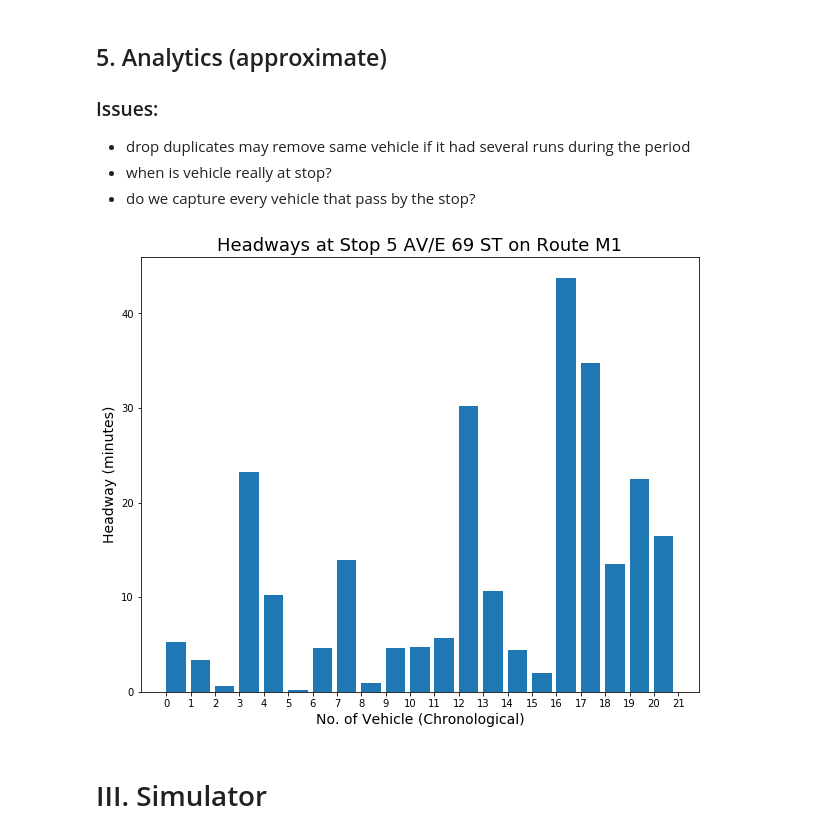
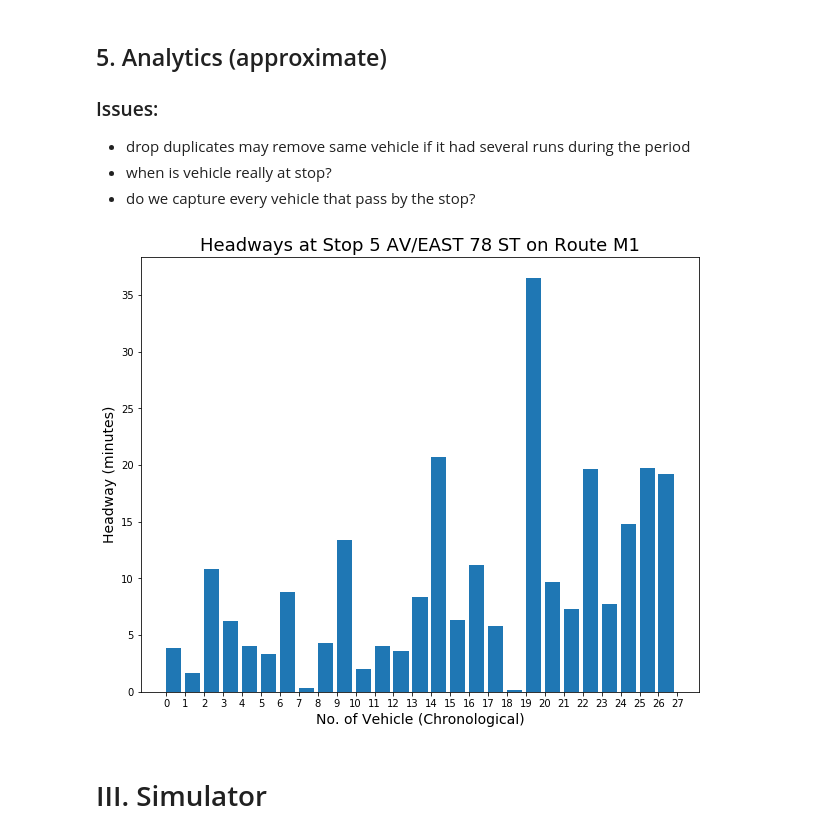
Before and after one commit to ywnch/buskit, a Jupyter notebook: example_main.ipynb, the cells around one changed output. Cells and saved outputs as stored; diff of their text form; code cells hidden in the pictures.

```diff
--- a/example_main.ipynb
+++ b/example_main.ipynb
@@ -248,9 +199,9 @@ m
 - when is vehicle really at stop?
 - do we capture every vehicle that pass by the stop?
 # %%
-bdash.plot_headway(df, 34)
+bdash.plot_headway(df, 30)
 # %% [output]
-[figure, old version]
+[figure, new version]
 # %% [markdown]
 # III. Simulator
 # %% [markdown]
```
Also changed, not shown: parts of 19 cells of this notebook, 8 other files.
